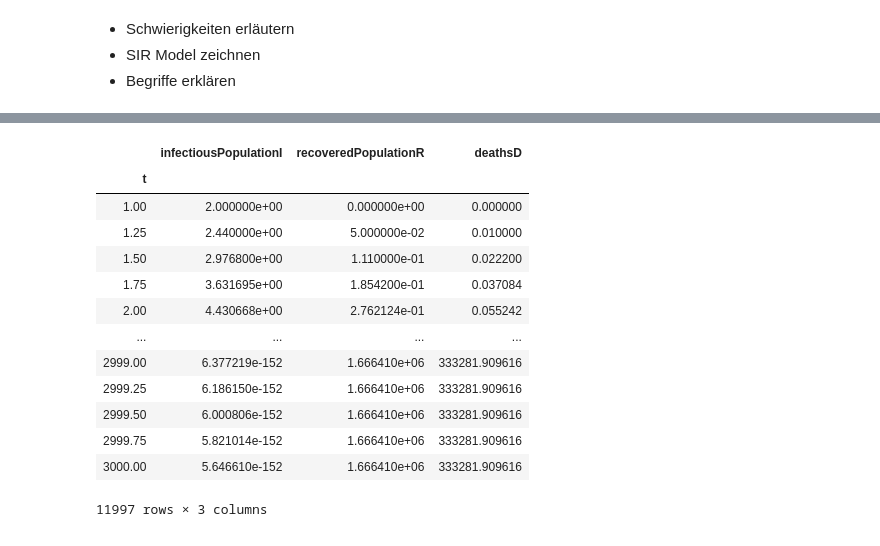
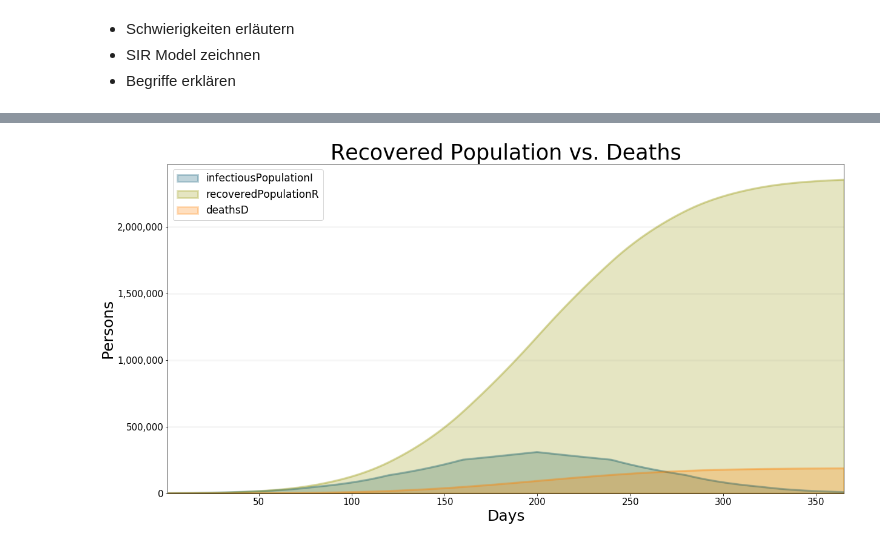
Before and after one commit to transentis/sim-covid-19, a Jupyter notebook: sir_notebook.ipynb, the cells around one changed output, grey strips where cells are left out. Cells and saved outputs as stored; diff of their text form; code cells hidden in the pictures.

```diff
--- a/sir_notebook.ipynb
+++ b/sir_notebook.ipynb
@@ -31,28 +69,14 @@ bptk.plot_scenarios(
 # %%
 bptk.plot_scenarios(
     scenario_managers=["smAdvancedRealistic"],
-    scenarios=["base"],
-    title="Number of Infected Persons over time",
+    scenarios=["contactLargeGroups"],
+    title="Recovered Population vs. Deaths",
     x_label="Days",
-    y_label="Infected Persons",
+    y_label="Persons",
     equations=["infectiousPopulationI","recoveredPopulationR","deathsD"],
     series_names={
         "infectiousPopulationI" : "infectious Population"
-    },
-    return_df=True
+    }
 )
 # %% [output]
-|  | infectiousPopulationI | recoveredPopulationR | deathsD |
-| t |  |  |  |
-| 1.00 | 2.000000e+00 | 0.000000e+00 | 0.000000 |
-| 1.25 | 2.440000e+00 | 5.000000e-02 | 0.010000 |
-| 1.50 | 2.976800e+00 | 1.110000e-01 | 0.022200 |
-| 1.75 | 3.631695e+00 | 1.854200e-01 | 0.037084 |
-| 2.00 | 4.430668e+00 | 2.762124e-01 | 0.055242 |
-| ... | ... | ... | ... |
-| 2999.00 | 6.377219e-152 | 1.666410e+06 | 333281.909616 |
-| 2999.25 | 6.186150e-152 | 1.666410e+06 | 333281.909616 |
-| 2999.50 | 6.000806e-152 | 1.666410e+06 | 333281.909616 |
-| 2999.75 | 5.821014e-152 | 1.666410e+06 | 333281.909616 |
-| 3000.00 | 5.646610e-152 | 1.666410e+06 | 333281.909616 |
-11997 rows × 3 columns
+[figure, added]
```
Also changed, not shown: parts of 19 cells of this notebook, 4 other files.
